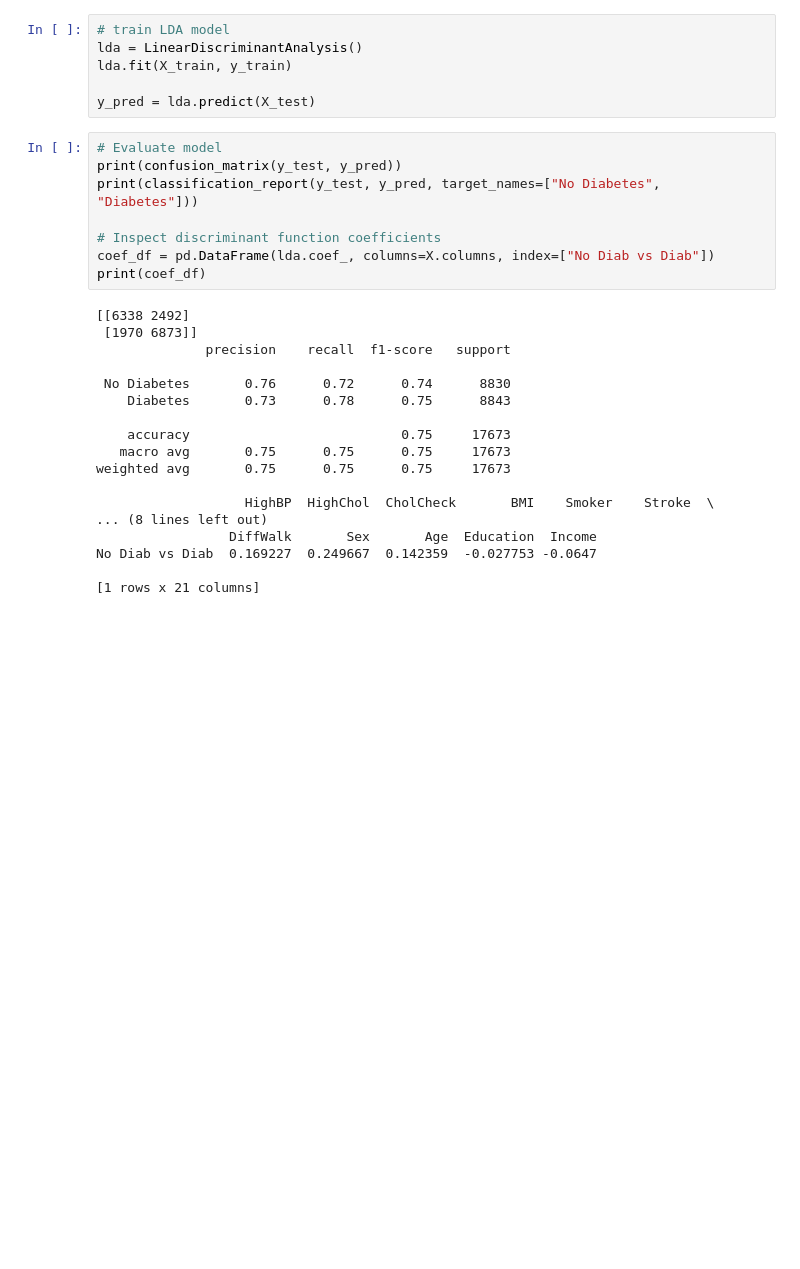
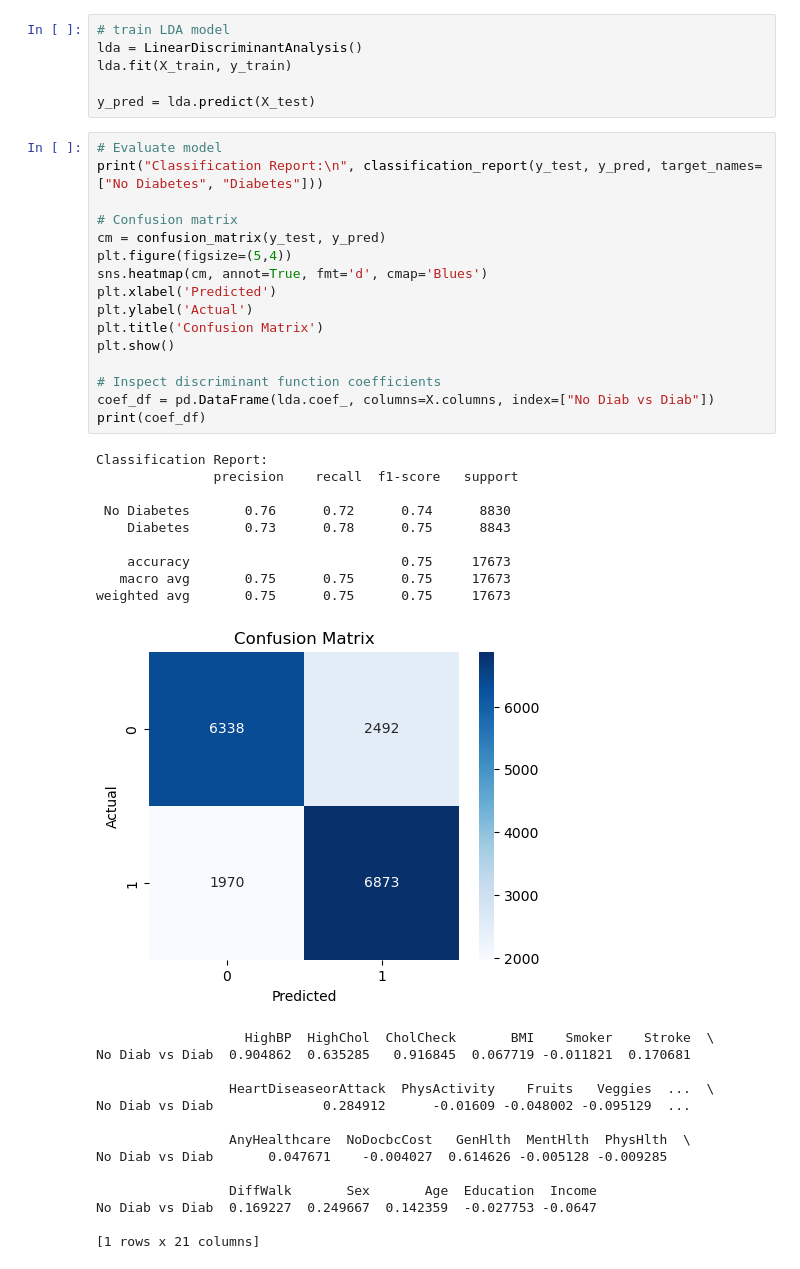
Before and after one commit to pponn/DS4400_Final_Project, a Jupyter notebook: LDA.ipynb, the cells around one changed output. Cells and saved outputs as stored; diff of their text form; blank space fills up the shorter version.

```diff
--- a/LDA.ipynb
+++ b/LDA.ipynb
@@ -21,27 +23,41 @@ lda.fit(X_train, y_train)
 y_pred = lda.predict(X_test)
 # %%
 # Evaluate model
-print(confusion_matrix(y_test, y_pred))
-print(classification_report(y_test, y_pred, target_names=["No Diabetes", "Diabetes"]))
+print("Classification Report:\n", classification_report(y_test, y_pred, target_names=["No Diabetes", "Diabetes"]))
+
+# Confusion matrix
+cm = confusion_matrix(y_test, y_pred)
+plt.figure(figsize=(5,4))
+sns.heatmap(cm, annot=True, fmt='d', cmap='Blues')
+plt.xlabel('Predicted')
+plt.ylabel('Actual')
+plt.title('Confusion Matrix')
+plt.show()
 
 # Inspect discriminant function coefficients
 coef_df = pd.DataFrame(lda.coef_, columns=X.columns, index=["No Diab vs Diab"])
 print(coef_df)
 # %% [output]
-[[6338 2492]
- [1970 6873]]
-              precision    recall  f1-score   support
+Classification Report:
+               precision    recall  f1-score   support
 
  No Diabetes       0.76      0.72      0.74      8830
     Diabetes       0.73      0.78      0.75      8843
 
     accuracy                           0.75     17673
    macro avg       0.75      0.75      0.75     17673
 weighted avg       0.75      0.75      0.75     17673
-
-                   HighBP  HighChol  CholCheck       BMI    Smoker    Stroke  \
-... (8 lines left out)
-                 DiffWalk       Sex       Age  Education  Income
-No Diab vs Diab  0.169227  0.249667  0.142359  -0.027753 -0.0647
-
-[1 rows x 21 columns]
+[figure, added]
+                   HighBP  HighChol  CholCheck       BMI    Smoker    Stroke  \
+No Diab vs Diab  0.904862  0.635285   0.916845  0.067719 -0.011821  0.170681
+
+                 HeartDiseaseorAttack  PhysActivity    Fruits   Veggies  ...  \
+No Diab vs Diab              0.284912      -0.01609 -0.048002 -0.095129  ...
+
+                 AnyHealthcare  NoDocbcCost   GenHlth  MentHlth  PhysHlth  \
+No Diab vs Diab       0.047671    -0.004027  0.614626 -0.005128 -0.009285
+
+                 DiffWalk       Sex       Age  Education  Income
+No Diab vs Diab  0.169227  0.249667  0.142359  -0.027753 -0.0647
+
+[1 rows x 21 columns]
```
Also changed, not shown: parts of 2 cells of this notebook.
